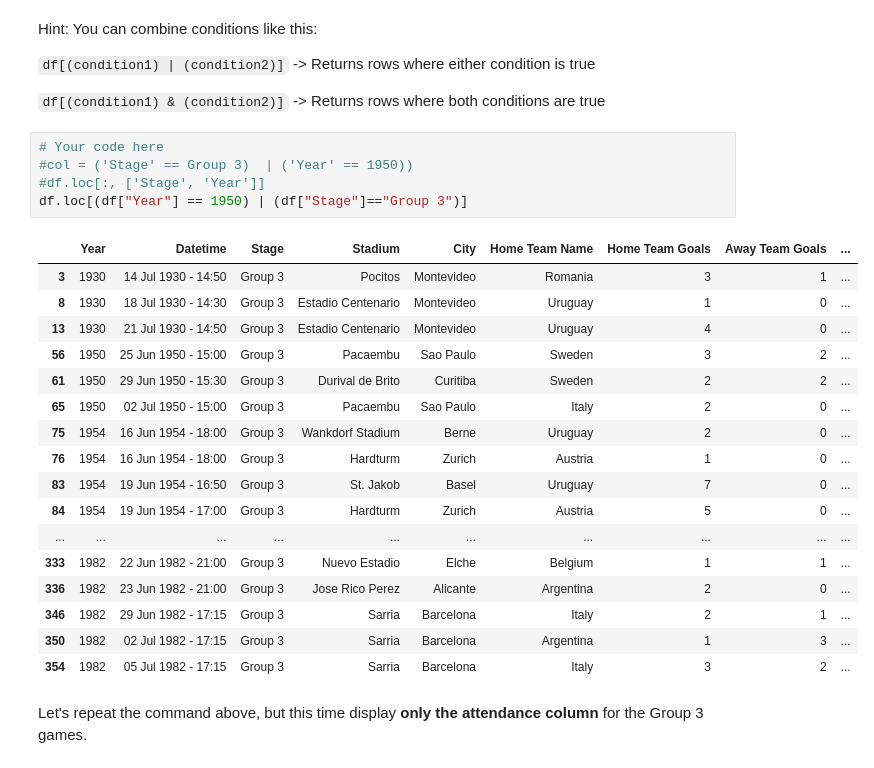
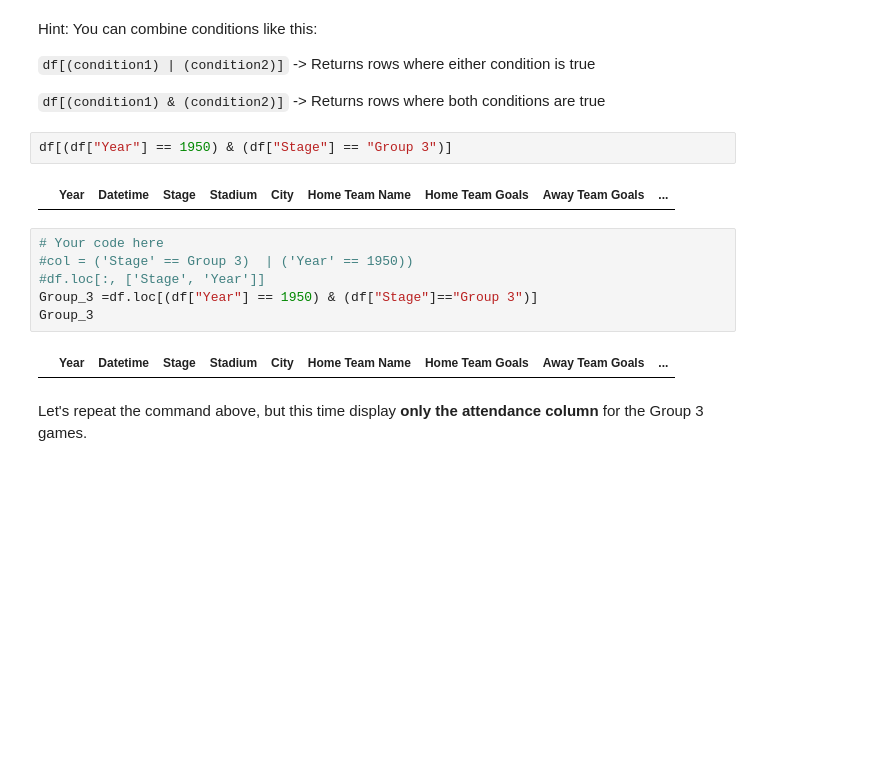
Before and after one commit to carol-maina/dsc-accessing-data-with-pandas-lab, a Jupyter notebook: index.ipynb, the cells around one changed output. Saved outputs shown, nothing was run; the diff lists cells and outputs as text; blank space fills up the shorter version.

```diff
--- a/index.ipynb
+++ b/index.ipynb
@@ -180,29 +160,18 @@ Hint: You can combine conditions like this:
 `df[(condition1) | (condition2)]`  -> Returns rows where either condition is true
 
 `df[(condition1) & (condition2)]`  -> Returns rows where both conditions are true
+# %%
+df[(df["Year"] == 1950) & (df["Stage"] == "Group 3")]
+# %% [output]
+|  | Year | Datetime | Stage | Stadium | City | Home Team Name | Home Team Goals | Away Team Goals | ... |
 # %%
 # Your code here
 #col = ('Stage' == Group 3)  | ('Year' == 1950))
 #df.loc[:, ['Stage', 'Year']]
-df.loc[(df["Year"] == 1950) | (df["Stage"]=="Group 3")]
+Group_3 =df.loc[(df["Year"] == 1950) & (df["Stage"]=="Group 3")]
+Group_3
 # %% [output]
 |  | Year | Datetime | Stage | Stadium | City | Home Team Name | Home Team Goals | Away Team Goals | ... |
-| 3 | 1930 | 14 Jul 1930 - 14:50 | Group 3 | Pocitos | Montevideo | Romania | 3 | 1 | ... |
-| 8 | 1930 | 18 Jul 1930 - 14:30 | Group 3 | Estadio Centenario | Montevideo | Uruguay | 1 | 0 | ... |
-| 13 | 1930 | 21 Jul 1930 - 14:50 | Group 3 | Estadio Centenario | Montevideo | Uruguay | 4 | 0 | ... |
-| 56 | 1950 | 25 Jun 1950 - 15:00 | Group 3 | Pacaembu | Sao Paulo | Sweden | 3 | 2 | ... |
-| 61 | 1950 | 29 Jun 1950 - 15:30 | Group 3 | Durival de Brito | Curitiba | Sweden | 2 | 2 | ... |
-| 65 | 1950 | 02 Jul 1950 - 15:00 | Group 3 | Pacaembu | Sao Paulo | Italy | 2 | 0 | ... |
-| 75 | 1954 | 16 Jun 1954 - 18:00 | Group 3 | Wankdorf Stadium | Berne | Uruguay | 2 | 0 | ... |
-| 76 | 1954 | 16 Jun 1954 - 18:00 | Group 3 | Hardturm | Zurich | Austria | 1 | 0 | ... |
-| 83 | 1954 | 19 Jun 1954 - 16:50 | Group 3 | St. Jakob | Basel | Uruguay | 7 | 0 | ... |
-| 84 | 1954 | 19 Jun 1954 - 17:00 | Group 3 | Hardturm | Zurich | Austria | 5 | 0 | ... |
-| ... | ... | ... | ... | ... | ... | ... | ... | ... | ... |
-| 333 | 1982 | 22 Jun 1982 - 21:00 | Group 3 | Nuevo Estadio | Elche | Belgium | 1 | 1 | ... |
-| 336 | 1982 | 23 Jun 1982 - 21:00 | Group 3 | Jose Rico Perez | Alicante | Argentina | 2 | 0 | ... |
-| 346 | 1982 | 29 Jun 1982 - 17:15 | Group 3 | Sarria | Barcelona | Italy | 2 | 1 | ... |
-| 350 | 1982 | 02 Jul 1982 - 17:15 | Group 3 | Sarria | Barcelona | Argentina | 1 | 3 | ... |
-| 354 | 1982 | 05 Jul 1982 - 17:15 | Group 3 | Sarria | Barcelona | Italy | 3 | 2 | ... |
 # %% [markdown]
 Let's repeat the command above, but this time display **only the attendance column** for the Group 3 games.
 # %%
```
Also changed, not shown: parts of 16 cells of this notebook.
